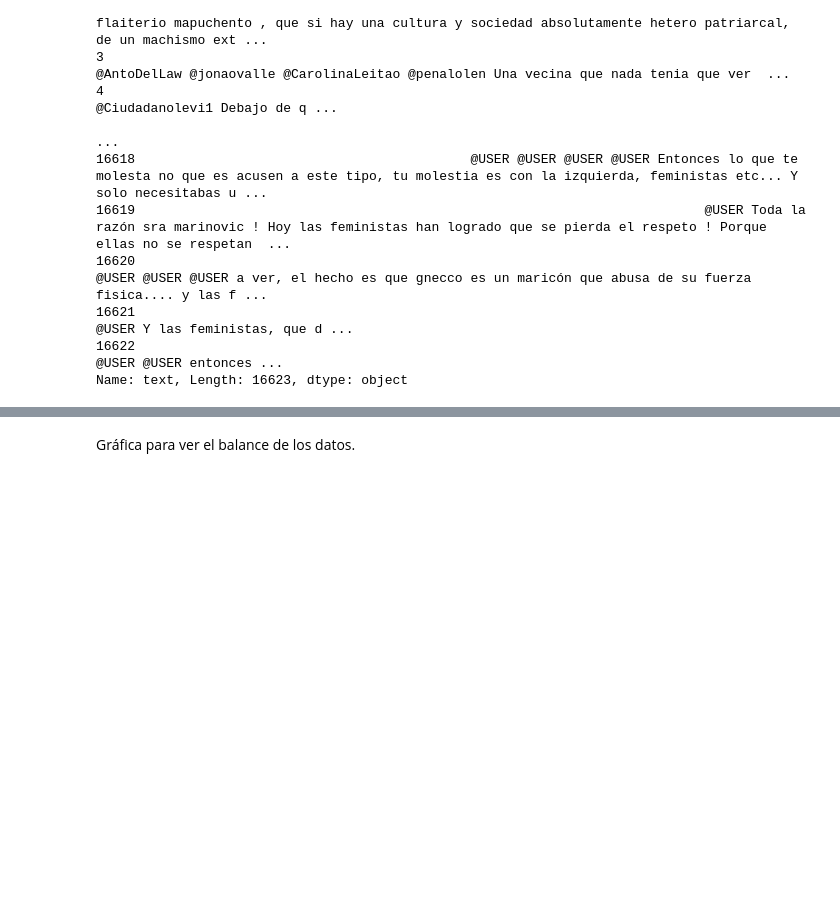
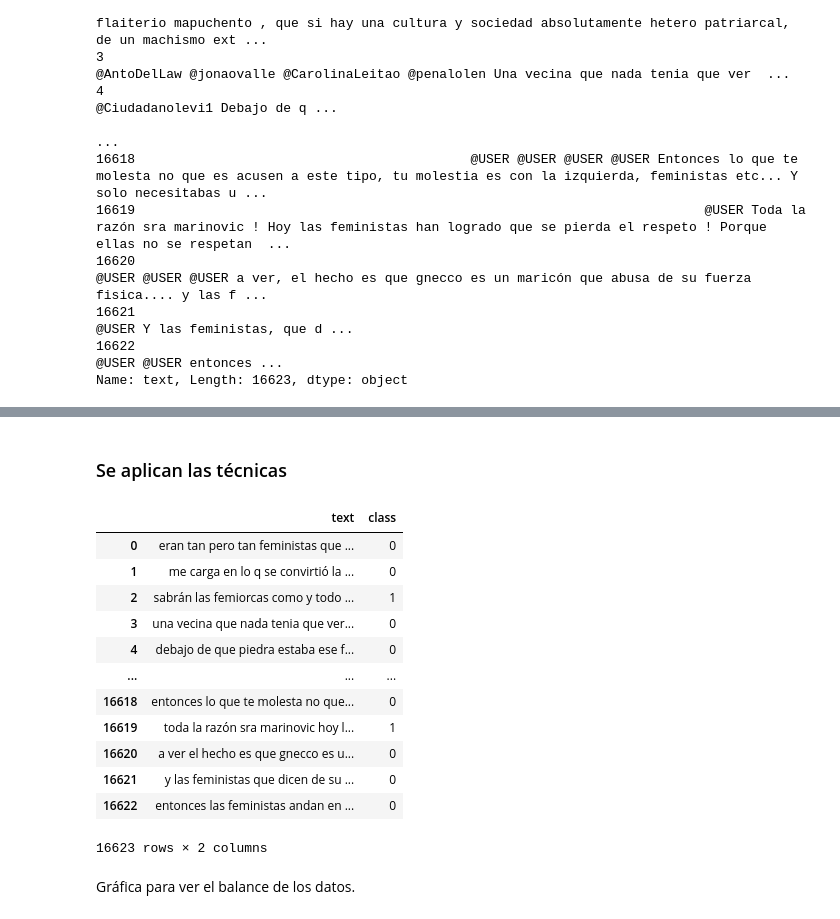
Before and after one commit to developer-rgh/deteccion_discurso_odio, a Jupyter notebook: deteccion_discurso_odio.ipynb, the cells around one changed output, grey strips where cells are left out. Cells and saved outputs as stored; diff of their text form; code cells hidden in the pictures; blank space fills up the shorter version.

```diff
--- a/deteccion_discurso_odio.ipynb
+++ b/deteccion_discurso_odio.ipynb
@@ -359,3 +362,52 @@ Name: text, Length: 16623, dtype: object
+# %%
+import re
+
+def limpiar_texto(texto):
+    if not isinstance(texto, str):
+        return texto
+
+    # 1. Eliminar URLs
+    texto = re.sub(r'http\S+|www\S+|https\S+', '', texto)
+
+    # 2. Eliminar menciones (@usuario)
+    texto = re.sub(r'@\w+', '', texto)
+
+    # 3. Eliminar hashtags (opcional: puedes dejar la palabra sin # si quieres)
+    texto = re.sub(r'#\w+', '', texto)
+
+    # 4. Eliminar emojis
+    texto = re.sub(r'[^\w\sáéíóúÁÉÍÓÚñÑ]', '', texto)
+
+    # 5. Eliminar signos de interrogación y admiración (ya cubiertos arriba, pero explícito)
+    texto = re.sub(r'[¡!¿?]', '', texto)
+
+    # 6. Convertir a minúsculas
+    texto = texto.lower()
+
+    # 7. Eliminar espacios extra
+    texto = re.sub(r'\s+', ' ', texto).strip()
+
+    return texto
+# %% [markdown]
+### Se aplican las técnicas
+# %%
+df_discurso_odio['text'] = df_discurso_odio['text'].apply(limpiar_texto)
+# %%
+df_discurso_odio
+# %% [output]
+|  | text | class |
+| 0 | eran tan pero tan feministas que ... | 0 |
+| 1 | me carga en lo q se convirtió la ... | 0 |
+| 2 | sabrán las femiorcas como y todo ... | 1 |
+| 3 | una vecina que nada tenia que ver... | 0 |
+| 4 | debajo de que piedra estaba ese f... | 0 |
+| ... | ... | ... |
+| 16618 | entonces lo que te molesta no que... | 0 |
+| 16619 | toda la razón sra marinovic hoy l... | 1 |
+| 16620 | a ver el hecho es que gnecco es u... | 0 |
+| 16621 | y las feministas que dicen de su ... | 0 |
+| 16622 | entonces las feministas andan en ... | 0 |
+16623 rows × 2 columns
 # %% [markdown]
 Gráfica para ver el balance de los datos.
 # %%
```
Also changed, not shown: parts of 5 cells of this notebook.
